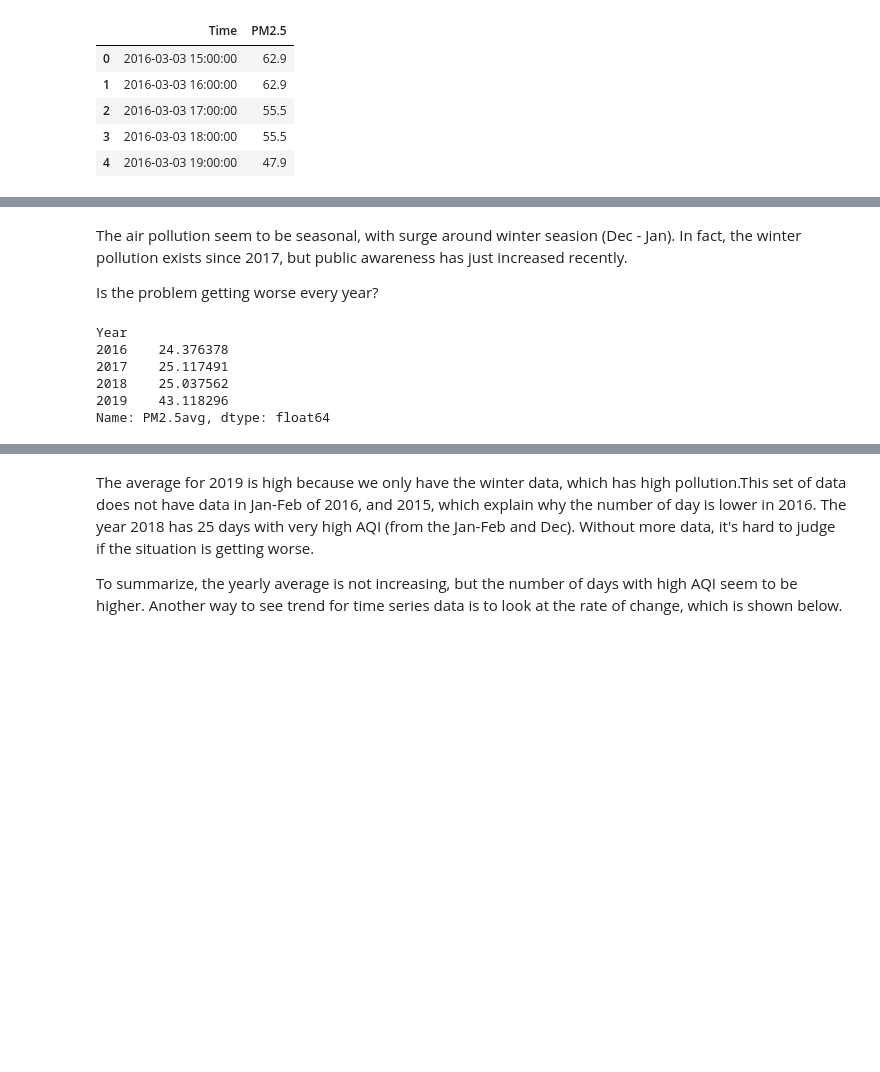
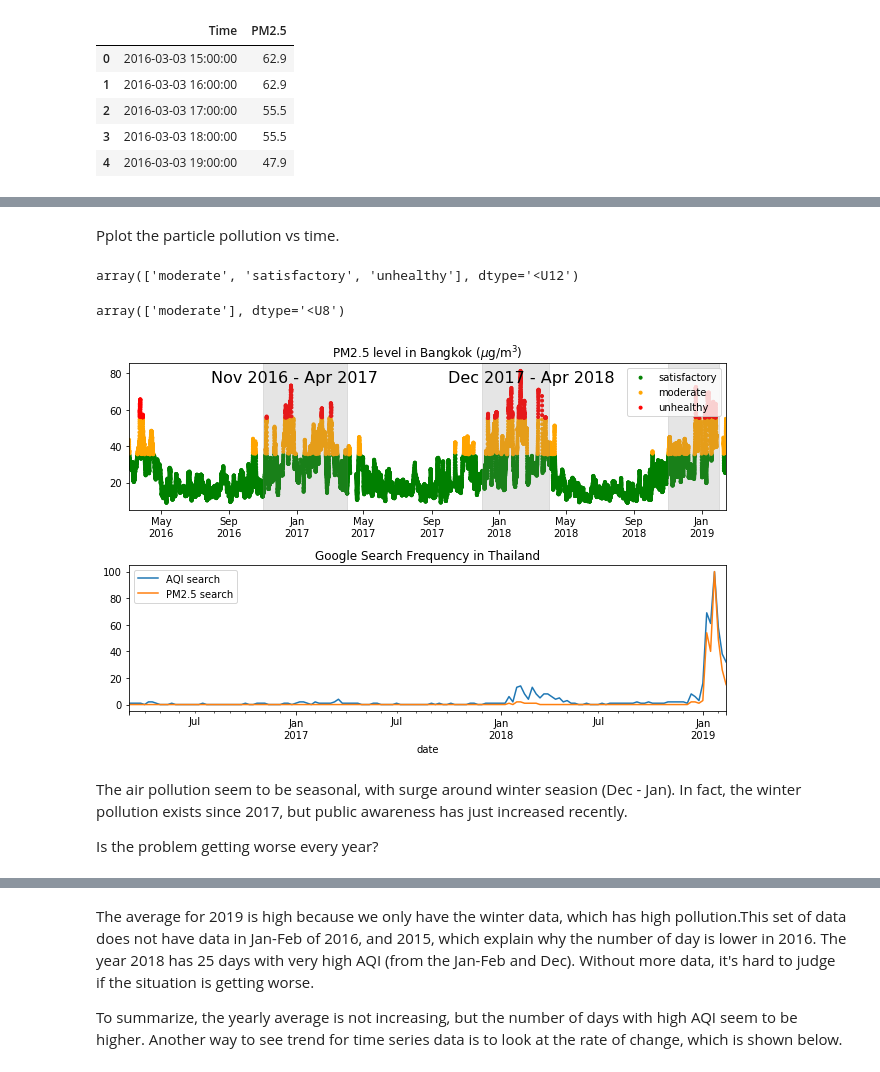
Before and after one commit to worasom/aqi_thailand, a Jupyter notebook: viz_AQI.ipynb, the cells around one changed output, grey strips where cells are left out. Cells and saved outputs as stored; diff of their text form; code cells hidden in the pictures; blank space fills up the shorter version.

```diff
--- a/viz_AQI.ipynb
+++ b/viz_AQI.ipynb
@@ -62,3 +64,6 @@ memory usage: 6.1 KB
+# %%
+trend = pd.read_csv('data/google_trend_all.csv',infer_datetime_format=True)
+trend['date'] = pd.to_datetime(trend['date'])
 # %% [markdown]
 As mentioned above, more people are aware of the air pollution problem, how do I know that ? There are surge of Google search for the words 'PM2.5' and 'AQI' in Thailand around 2019.
 # %%
@@ -301,15 +252,59 @@ memory usage: 1.3+ MB
+# %% [markdown]
+Pplot the particle pollution vs time.
+# %%
+pm25['level'].unique().astype(str)
+# %% [output]
+array(['moderate', 'satisfactory', 'unhealthy'], dtype='<U12')
+# %%
+temp = pm25.query('level == "moderate"')
+temp['level'].unique().astype(str)
+# %% [output]
+array(['moderate'], dtype='<U8')
+# %%
+#color_dict = {'satisfactory':'green', 'moderate':'orange', 'unhealthy':'red'}
+#pm25['color'] = [color_dict[level] for level in pm25['level']]
+
+fig = plt.figure(figsize=(9, 6))
+ax1 = fig.add_subplot(211)
+
+for legend in ['satisfactory', 'moderate', 'unhealthy']:
+    temp = pm25[pm25['level']==legend]
+    ax1.scatter(temp.index, temp['PM2.5avg'],
+                c=temp['color'], marker='.', label=legend)
+
+plt.title("PM2.5 level in Bangkok ($\mu$g/m$^3$)")
+plt.legend(loc='upper right')
+#plt.legend(['satisfactory', 'unhealthy for \nsensitive group', 'unhealthy'], loc='upper right')
+
+
+ax1.axvspan('2016-11','2017-04', color='gray', alpha=0.2)
+#ax1.annotate('',xy = ('2016-11',70), xytext=('2017-04',70),
+#            arrowprops=dict(arrowstyle='<->', lw = 2))
+plt.text('2017-01', 75, r'Nov 2016 - Apr 2017 ',
+         {'color': 'k', 'fontsize': 16, 'ha': 'center'})
+
+ax1.axvspan('2017-12','2018-04', color='gray', alpha=0.2)
+#ax1.annotate('',xy = ('2017-11',70), xytext=('2018-04',70),
+#            arrowprops=dict(arrowstyle='<->', lw = 2))
+plt.text('2017-10', 75, r'Dec 2017 - Apr 2018 ',
+         {'color': 'k', 'fontsize': 16, 'ha': 'left'})
+
+ax1.axvspan('2018-11','2019-02', color='gray', alpha=0.2)
+
+ax1.xaxis.set_major_formatter(mdates.DateFormatter("%b\n%Y"))
+plt.xlim(pm25.index.min(), pm25.index.max())
+
+ax2 = fig.add_subplot(212)
+trend.plot('date', ['aqi_trend', 'pm25_trend'], kind='line',
+           label=['AQI search', 'PM2.5 search'], ax=ax2)
+plt.title('Google Search Frequency in Thailand')
+#ax2.xaxis.set_major_formatter(mdates.DateFormatter("%b\n%Y"))
+plt.xlim(pm25.index.min(), pm25.index.max())
+plt.tight_layout()
+# %% [output]
+[figure, added]
 # %% [markdown]
 The air pollution seem to be seasonal, with surge around winter seasion (Dec - Jan). In fact, the winter pollution exists since 2017, but public awareness has just increased recently.
 
 Is the problem getting worse every year?
-# %%
-# find yearly PM2.5 average
-pm25.groupby('Year').mean()['PM2.5avg']
-# %% [output]
-Year
-2016    24.376378
-2017    25.117491
-2018    25.037562
-2019    43.118296
-Name: PM2.5avg, dtype: float64
 # %%
```
Also changed, not shown: parts of 105 cells of this notebook.
